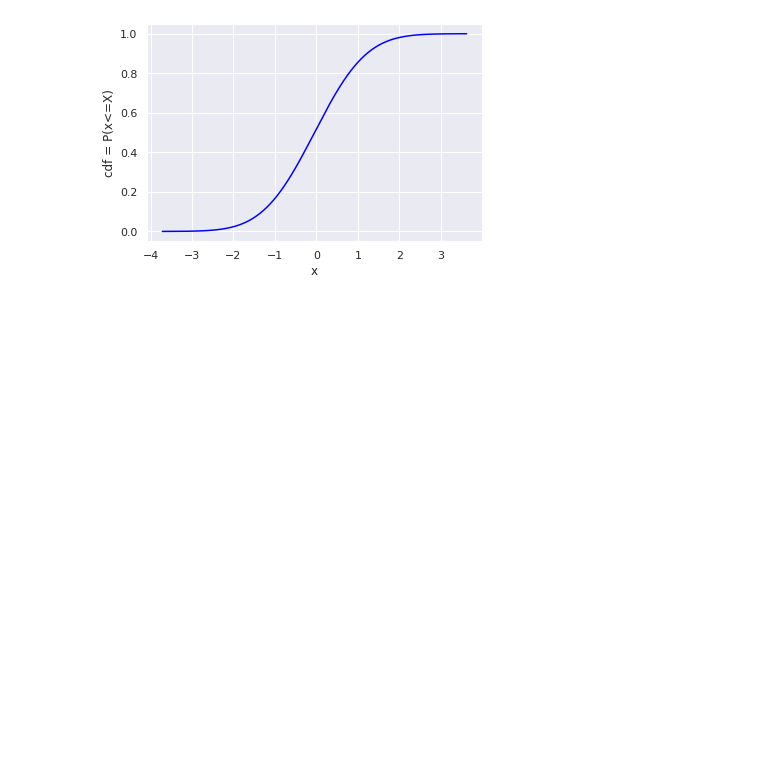
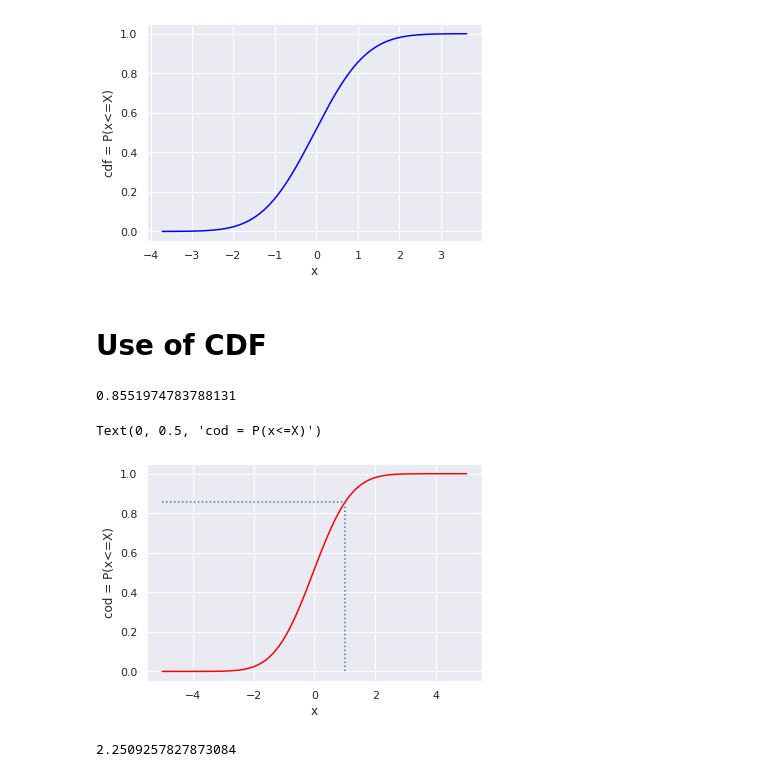
Before and after one commit to AzadMehedi/Statistics, a Jupyter notebook: Stats_probability_distributions.ipynb, the cells around one changed output. Cells and saved outputs as stored; diff of their text form; code cells hidden in the pictures; blank space fills up the shorter version.

```diff
--- a/Stats_probability_distributions.ipynb
+++ b/Stats_probability_distributions.ipynb
@@ -113,3 +113,28 @@ plt.ylabel('cdf = P(x<=X)')
 # %% [output]
 Text(0, 0.5, 'cdf = P(x<=X)')
 [figure]
+# %% [markdown]
+# Use of CDF
+# %%
+# Probability that the variable X takes values lower than 1
+x = np.linspace(-5,5,100)
+cdf_1 = stats.norm.cdf(1, loc=loc, scale=scale)
+cdf_1
+# %% [output]
+0.8551974783788131
+# %%
+# plot
+plt.plot(x, cdf, color='red')
+plt.vlines(1, 0, cdf_1, linestyles=':') # x, ymin, ymax, colors=None, linestyles='solid'
+plt.hlines(cdf_1, -5, 1, linestyles=':') # y, xmin, xmax, colors=None, linestyles='solid'
+plt.xlabel('x')
+plt.ylabel('cod = P(x<=X)')
+# %% [output]
+Text(0, 0.5, 'cod = P(x<=X)')
+[figure, added]
+# %%
+# value x that is not exceded 99% of the time
+x_99 = stats.norm.ppf(0.99, loc=loc, scale=scale)
+x_99
+# %% [output]
+2.2509257827873084
```
Also changed, not shown: parts of 1 cell of this notebook.
